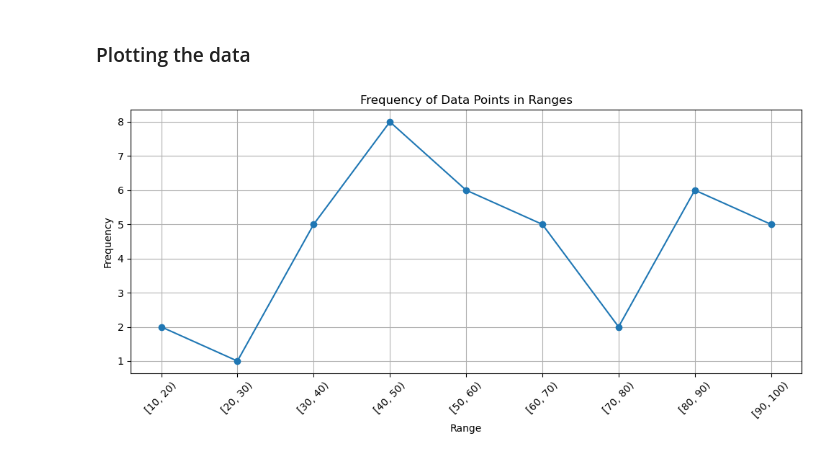
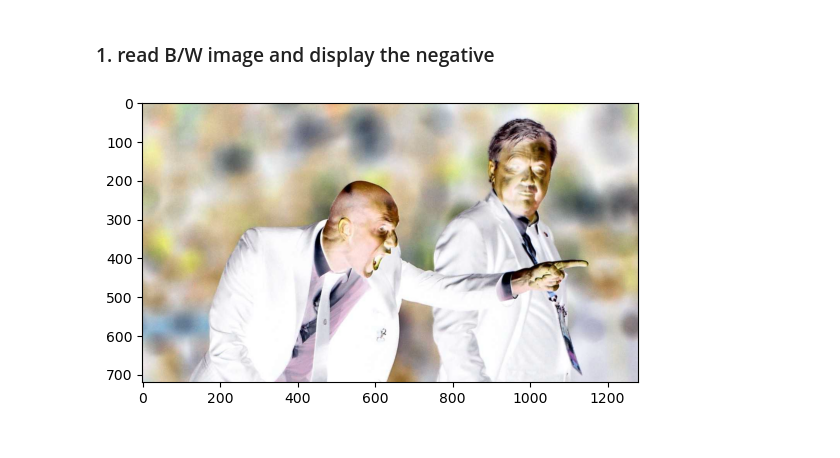
Before and after one commit to Sivakumar-Navaneeth/Machine_Vision_Lab, a Jupyter notebook: lab-2.ipynb, the cells around one changed output. Saved outputs shown, nothing was run; the diff lists cells and outputs as text; code cells hidden in the pictures.

```diff
--- a/lab-2.ipynb
+++ b/lab-2.ipynb
@@ -44,17 +7,14 @@ print(frequency_table)
-# %% [markdown]
-### Plotting the data
-# %%
-import matplotlib.pyplot as plt
-
-plt.figure(figsize=(10, 5))
-plt.plot(frequency_table['Range'].astype(str), frequency_table['Frequency'], marker='o', linestyle='-')
-plt.xlabel('Range')
-plt.ylabel('Frequency')
-plt.title('Frequency of Data Points in Ranges')
-plt.grid(True)
-plt.xticks(rotation=45)
-plt.tight_layout()
-
-plt.show()
-# %% [output]
-[figure, removed]
+# %% [markdown]
+### 1. read B/W image and display the negative
+# %%
+import cv2
+import numpy as np
+import matplotlib.pyplot as plt
+
+img = cv2.imread('Data/zidane.jpg', cv2.IMREAD_GRAYSCALE)
+img_negative = 255 - img
+
+plt.imshow(img_negative)
+plt.show()
+# %% [output]
+[figure, added]
```
Also changed, not shown: parts of 9 cells of this notebook, 2 other files.
